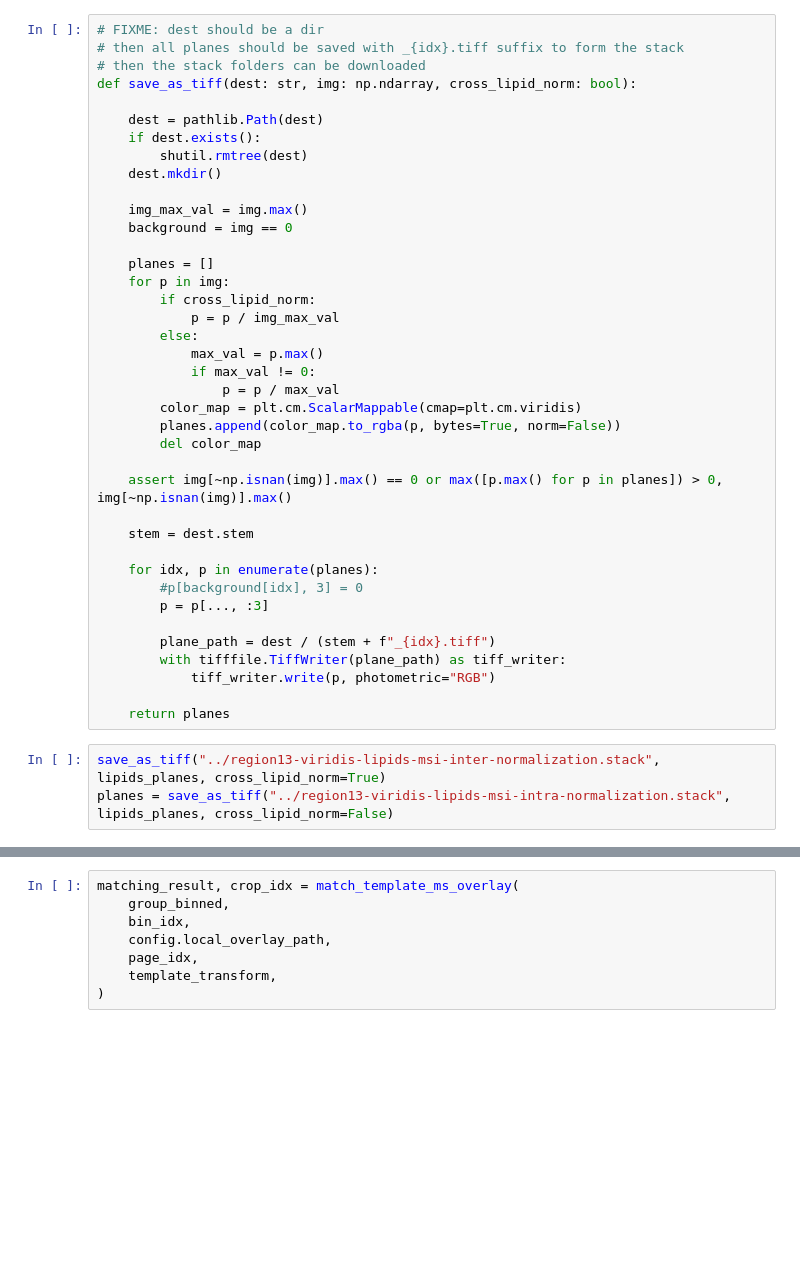
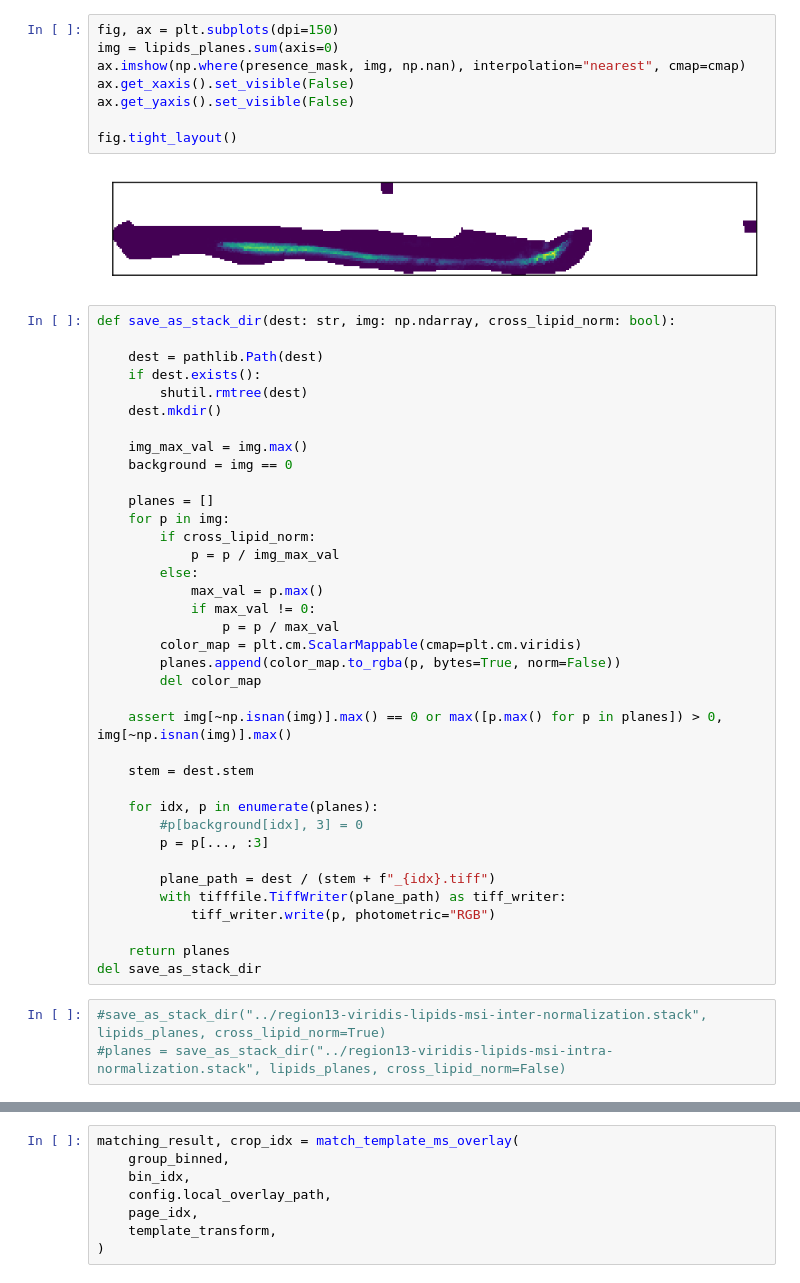
Before and after one commit to maxime915/msi_zarr_analysis, a Jupyter notebook: notebooks/make_tiff_msi.ipynb, the cells around one changed output, grey strips where cells are left out. Saved outputs shown, nothing was run; the diff lists cells and outputs as text; blank space fills up the shorter version.

```diff
--- a/notebooks/make_tiff_msi.ipynb
+++ b/notebooks/make_tiff_msi.ipynb
@@ -101,8 +114,15 @@ fig.tight_layout()
+# %%
+fig, ax = plt.subplots(dpi=150)
+img = lipids_planes.sum(axis=0)
+ax.imshow(np.where(presence_mask, img, np.nan), interpolation="nearest", cmap=cmap)
+ax.get_xaxis().set_visible(False)
+ax.get_yaxis().set_visible(False)
+
+fig.tight_layout()
+# %% [output]
+[figure, added]
 # %%
-# FIXME: dest should be a dir
-# then all planes should be saved with _{idx}.tiff suffix to form the stack
-# then the stack folders can be downloaded
-def save_as_tiff(dest: str, img: np.ndarray, cross_lipid_norm: bool):
+def save_as_stack_dir(dest: str, img: np.ndarray, cross_lipid_norm: bool):
 
     dest = pathlib.Path(dest)
     if dest.exists():
@@ -137,6 +157,7 @@ def save_as_tiff(dest: str, img: np.ndarray, cross_lipid_norm: bool):
             tiff_writer.write(p, photometric="RGB")
 
     return planes
+del save_as_stack_dir
-# %%
-save_as_tiff("../region13-viridis-lipids-msi-inter-normalization.stack", lipids_planes, cross_lipid_norm=True)
-planes = save_as_tiff("../region13-viridis-lipids-msi-intra-normalization.stack", lipids_planes, cross_lipid_norm=False)
+# %%
+#save_as_stack_dir("../region13-viridis-lipids-msi-inter-normalization.stack", lipids_planes, cross_lipid_norm=True)
+#planes = save_as_stack_dir("../region13-viridis-lipids-msi-intra-normalization.stack", lipids_planes, cross_lipid_norm=False)
```
Also changed, not shown: parts of 31 cells of this notebook, 38 other files.
